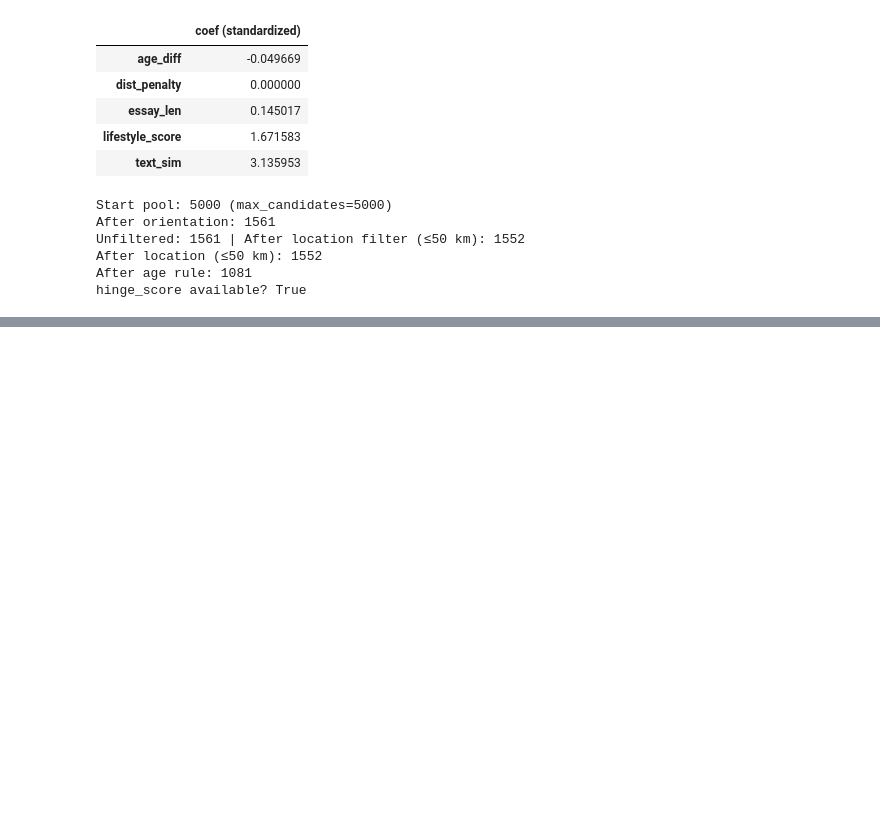
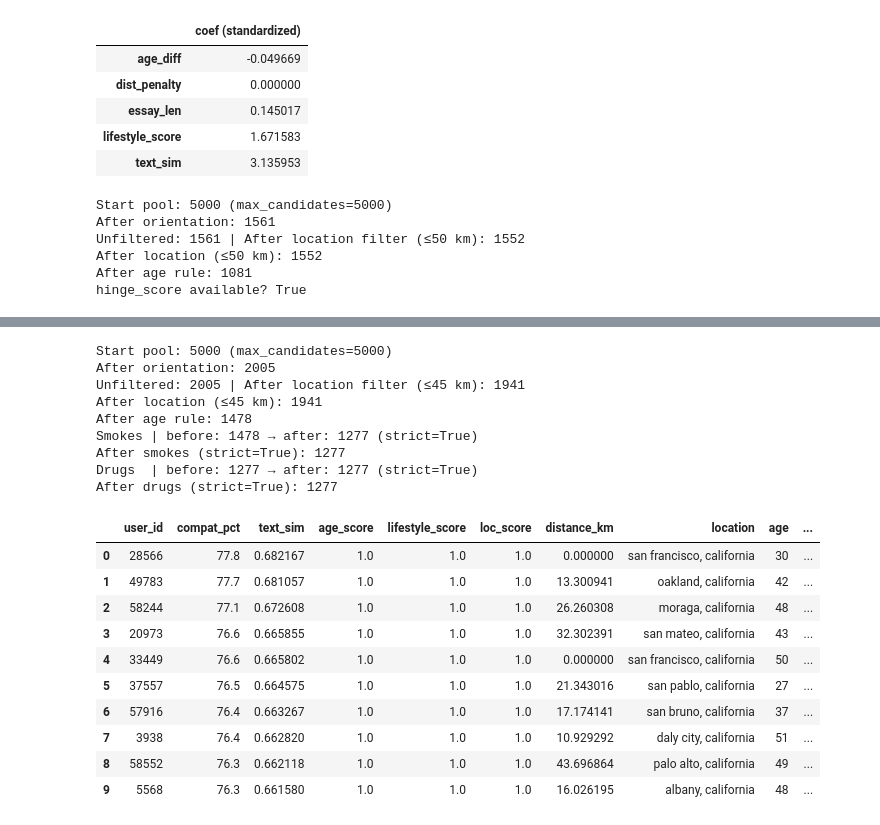
Before and after one commit to KrishaVeera/Decoding-the-Dating-Game, a Jupyter notebook: Comparisions.ipynb, the cells around one changed output, grey strips where cells are left out. Saved outputs shown, nothing was run; the diff lists cells and outputs as text; code cells hidden in the pictures; blank space fills up the shorter version.

```diff
--- a/Comparisions.ipynb
+++ b/Comparisions.ipynb
@@ -368,0 +263,33 @@ Diagnostics
+# %%
+# --- OKCupid: score ---
+okcupid = okcupid_score(
+    user_id=15,
+    k=10,
+    weights={"text":0.70, "age":0.15, "life":0.10, "loc":0.05},
+    pool_k=5000,
+    max_km=45,
+    allow_missing=True,
+    drinks_strict=False, smokes_strict=True, drugs_strict=True,
+    hard_filters={"diet": False, "drinks": False, "smokes": True, "drugs": True})
+okcupid.head(10)
+# %% [output]
+Start pool: 5000 (max_candidates=5000)
+After orientation: 2005
+Unfiltered: 2005 | After location filter (≤45 km): 1941
+After location (≤45 km): 1941
+After age rule: 1478
+Smokes | before: 1478 → after: 1277 (strict=True)
+After smokes (strict=True): 1277
+Drugs  | before: 1277 → after: 1277 (strict=True)
+After drugs (strict=True): 1277
+|  | user_id | compat_pct | text_sim | age_score | lifestyle_score | loc_score | distance_km | location | age | ... |
+| 0 | 28566 | 77.8 | 0.682167 | 1.0 | 1.0 | 1.0 | 0.000000 | san francisco, california | 30 | ... |
+| 1 | 49783 | 77.7 | 0.681057 | 1.0 | 1.0 | 1.0 | 13.300941 | oakland, california | 42 | ... |
+| 2 | 58244 | 77.1 | 0.672608 | 1.0 | 1.0 | 1.0 | 26.260308 | moraga, california | 48 | ... |
+| 3 | 20973 | 76.6 | 0.665855 | 1.0 | 1.0 | 1.0 | 32.302391 | san mateo, california | 43 | ... |
+| 4 | 33449 | 76.6 | 0.665802 | 1.0 | 1.0 | 1.0 | 0.000000 | san francisco, california | 50 | ... |
+| 5 | 37557 | 76.5 | 0.664575 | 1.0 | 1.0 | 1.0 | 21.343016 | san pablo, california | 27 | ... |
+| 6 | 57916 | 76.4 | 0.663267 | 1.0 | 1.0 | 1.0 | 17.174141 | san bruno, california | 37 | ... |
+| 7 | 3938 | 76.4 | 0.662820 | 1.0 | 1.0 | 1.0 | 10.929292 | daly city, california | 51 | ... |
+| 8 | 58552 | 76.3 | 0.662118 | 1.0 | 1.0 | 1.0 | 43.696864 | palo alto, california | 49 | ... |
+| 9 | 5568 | 76.3 | 0.661580 | 1.0 | 1.0 | 1.0 | 16.026195 | albany, california | 48 | ... |
```
Also changed, not shown: parts of 15 cells of this notebook, 1 other file.
